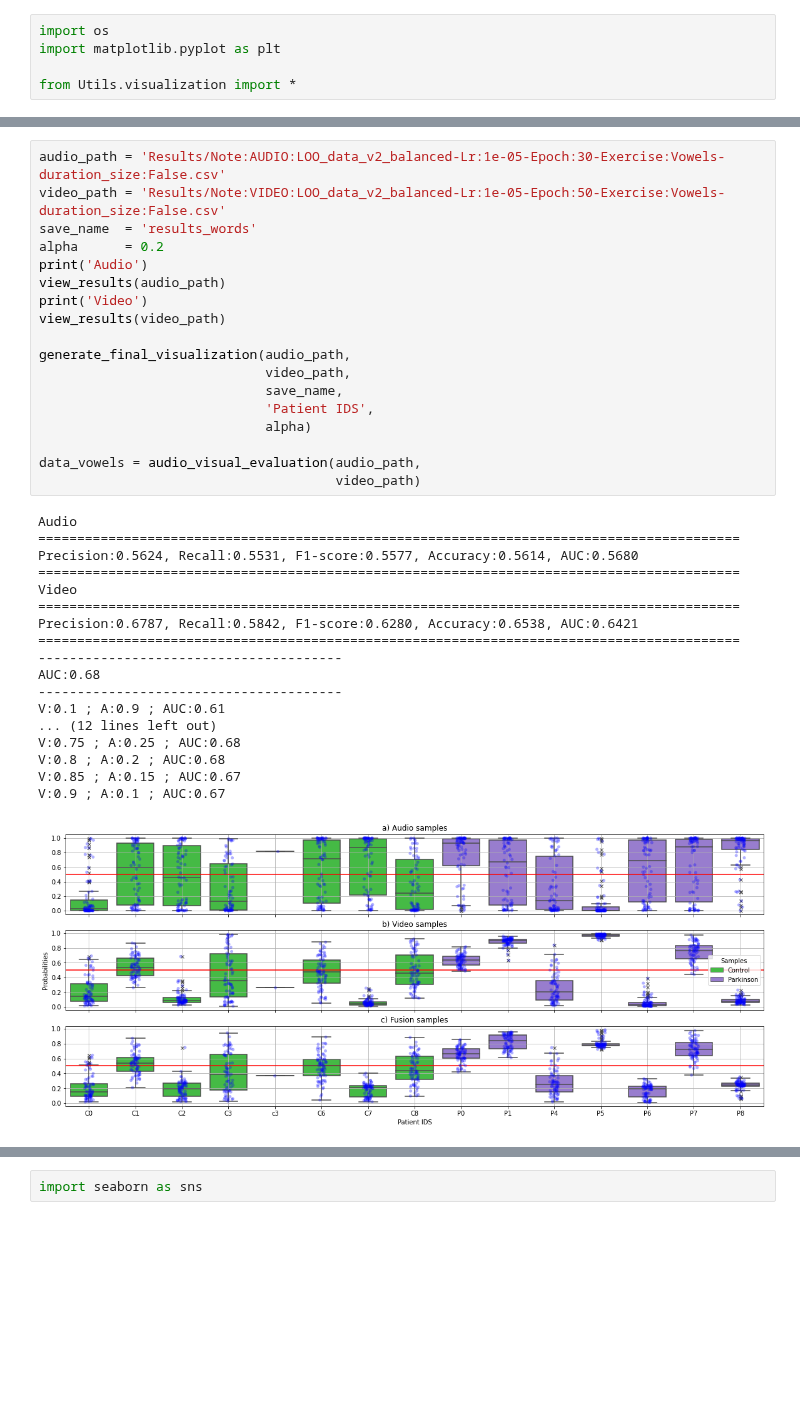
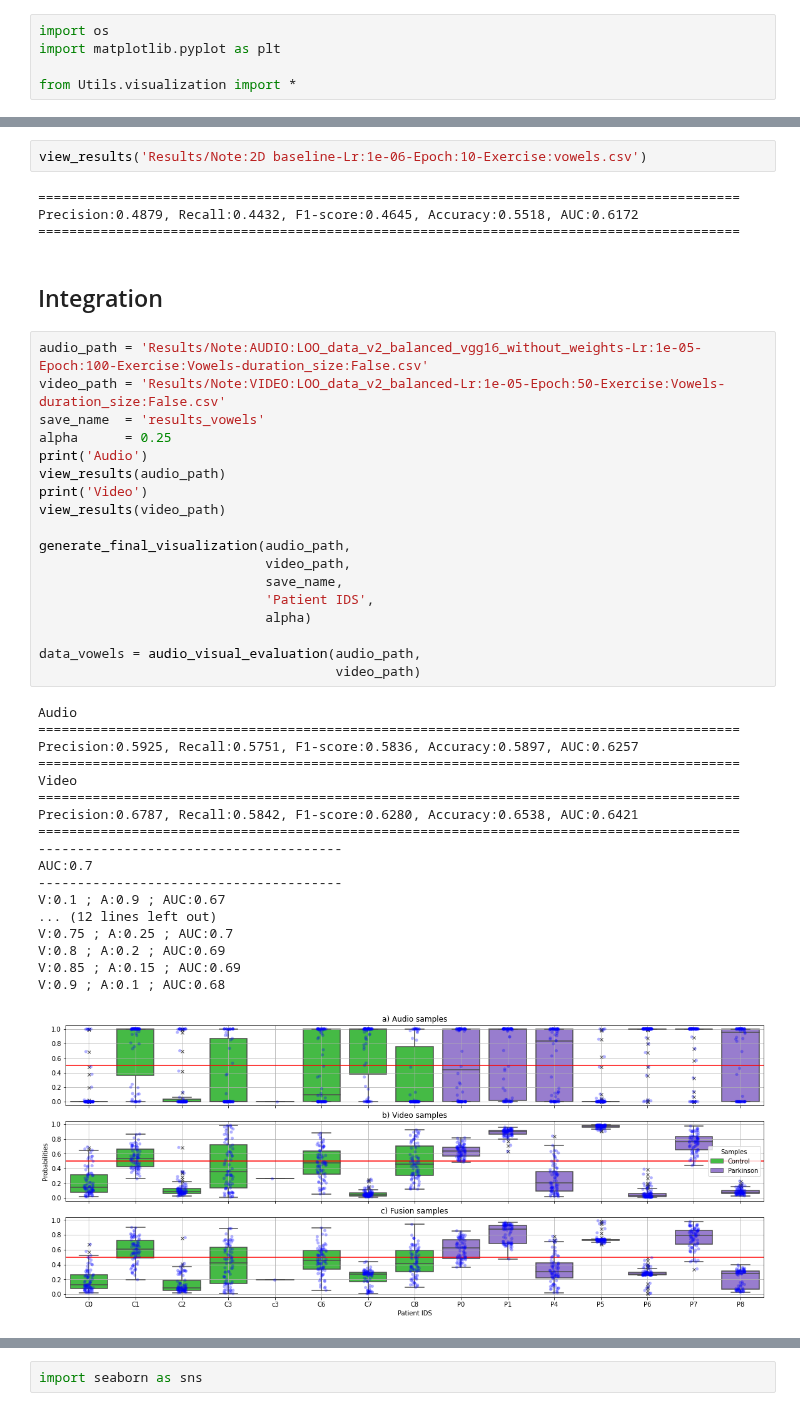
Before and after one commit to jdvalera19/Parkinson-Multimodal-Cross-Attention, a Jupyter notebook: View_result copy.ipynb, the cells around one changed output, grey strips where cells are left out. Saved outputs shown, nothing was run; the diff lists cells and outputs as text; blank space fills up the shorter version.

```diff
--- a/View_result copy.ipynb
+++ b/View_result copy.ipynb
@@ -8,38 +50,46 @@ from Utils.visualization import *
+# %%
+view_results('Results/Note:2D baseline-Lr:1e-06-Epoch:10-Exercise:vowels.csv')
+# %% [output]
+==========================================================================================
+Precision:0.4879, Recall:0.4432, F1-score:0.4645, Accuracy:0.5518, AUC:0.6172
+==========================================================================================
+# %% [markdown]
+## Integration
 # %%
-audio_path = 'Results/Note:AUDIO:LOO_data_v2_balanced-Lr:1e-05-Epoch:30-Exercise:Vowels-duration_size:False.csv'
+audio_path = 'Results/Note:AUDIO:LOO_data_v2_balanced_vgg16_without_weights-Lr:1e-05-Epoch:100-Exercise:Vowels-duration_size:False.csv'
 video_path = 'Results/Note:VIDEO:LOO_data_v2_balanced-Lr:1e-05-Epoch:50-Exercise:Vowels-duration_size:False.csv'
-save_name  = 'results_words'
-alpha      = 0.2
+save_name  = 'results_vowels'
+alpha      = 0.25
 print('Audio')
 view_results(audio_path)
 print('Video')
 view_results(video_path)
 
 generate_final_visualization(audio_path,
                              video_path,
                              save_name,
                              'Patient IDS',
                              alpha)
 
 data_vowels = audio_visual_evaluation(audio_path,
                                       video_path)
 # %% [output]
 Audio
 ==========================================================================================
-Precision:0.5624, Recall:0.5531, F1-score:0.5577, Accuracy:0.5614, AUC:0.5680
+Precision:0.5925, Recall:0.5751, F1-score:0.5836, Accuracy:0.5897, AUC:0.6257
 ==========================================================================================
 Video
 ==========================================================================================
 Precision:0.6787, Recall:0.5842, F1-score:0.6280, Accuracy:0.6538, AUC:0.6421
 ==========================================================================================
 ---------------------------------------
-AUC:0.68
+AUC:0.7
 ---------------------------------------
-V:0.1 ; A:0.9 ; AUC:0.61
+V:0.1 ; A:0.9 ; AUC:0.67
 ... (12 lines left out)
-V:0.75 ; A:0.25 ; AUC:0.68
-V:0.8 ; A:0.2 ; AUC:0.68
-V:0.85 ; A:0.15 ; AUC:0.67
-V:0.9 ; A:0.1 ; AUC:0.67
+V:0.75 ; A:0.25 ; AUC:0.7
+V:0.8 ; A:0.2 ; AUC:0.69
+V:0.85 ; A:0.15 ; AUC:0.69
+V:0.9 ; A:0.1 ; AUC:0.68
-[figure, old version]
+[figure, new version]
 # %% [markdown]
```
Also changed, not shown: parts of 34 cells of this notebook, 1 other file.
